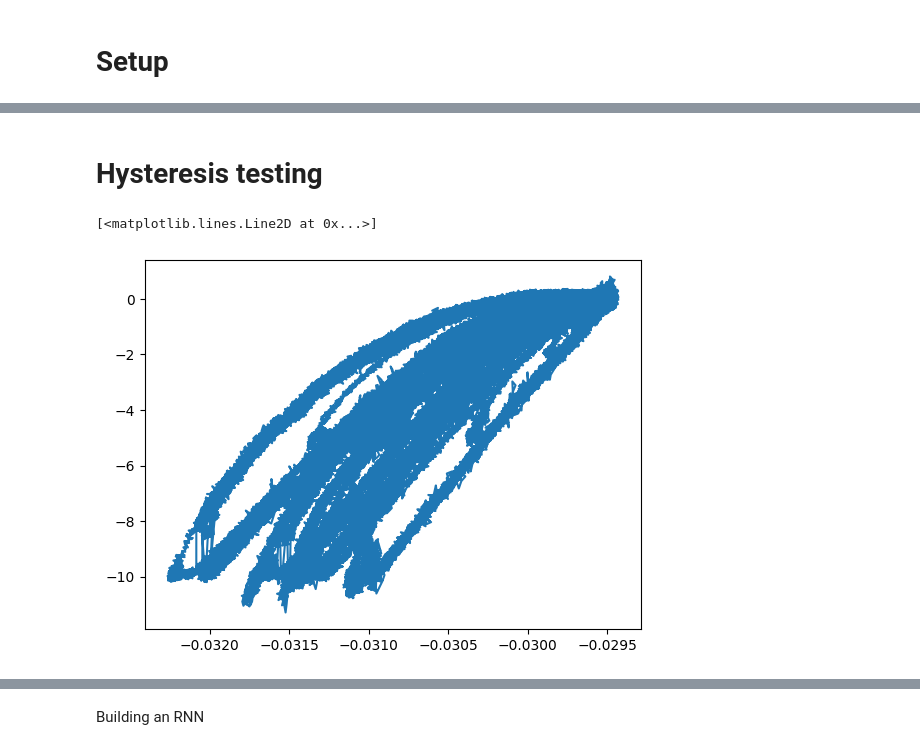
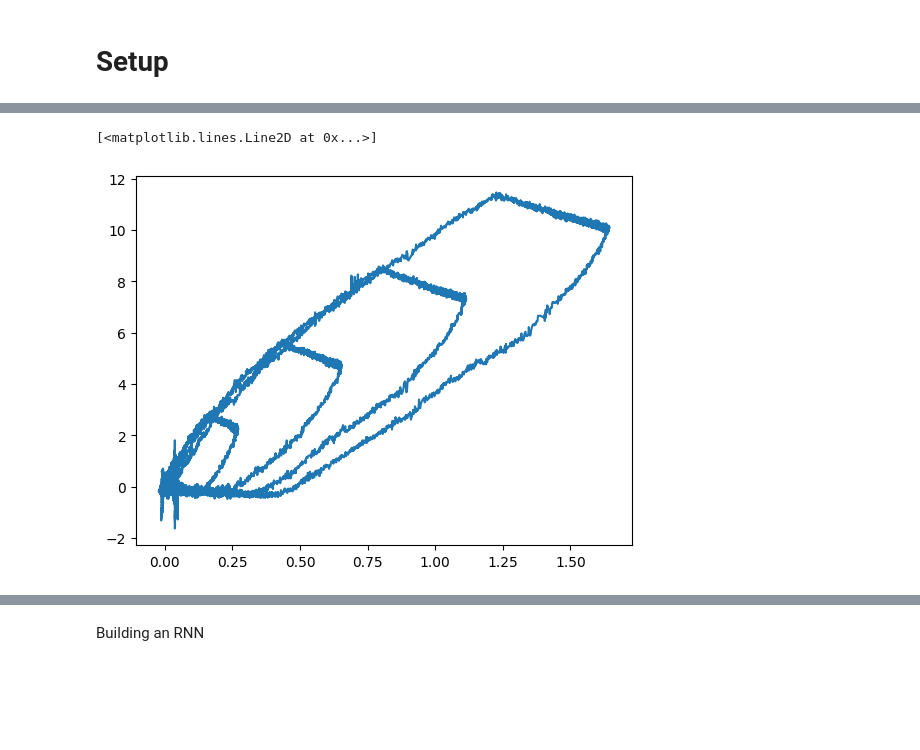
Before and after one commit to LowiekVDS/High-Resolution-Three-axis-Force-Sensing-for-Robotic-Fingertips, a Jupyter notebook: notebooks/hysteresis.ipynb, the cells around one changed output, grey strips where cells are left out. Cells and saved outputs as stored; diff of their text form; code cells hidden in the pictures; blank space fills up the shorter version.

```diff
--- a/notebooks/hysteresis.ipynb
+++ b/notebooks/hysteresis.ipynb
@@ -22,7 +19,7 @@ SENSOR_LAG = 25 # ms
 ARRAY_W = 2
 ARRAY_H = 2
 NR_SUBREGIONS = 1
-DATA_NORMAL_FORCE_FILE = f"table_calibration/2x2_taxel_calibration_with_silicon"
+DATA_NORMAL_FORCE_FILE = f"table_calibration/2x2_hystersis_taxel2"
 
 # Automated
 ARRAY_SIZE = ARRAY_W * ARRAY_H
@@ -128,2 +49,0 @@ for index, err in zip(indices, errors):
-# %% [markdown]
-# Hysteresis testing
@@ -132,5 +50,5 @@ split_df = normal_force_df[normal_force_df['level_sensor'] == -3]
 # %%
-plt.plot(split_df['Z'], split_df['F_z'])
+plt.plot(normal_force_df['Z2'], normal_force_df['F_z'])
 # %% [output]
 [<matplotlib.lines.Line2D at 0x...>]
-[figure, old version]
+[figure, new version]
```
Also changed, not shown: parts of 10 cells of this notebook, 7 other files.
